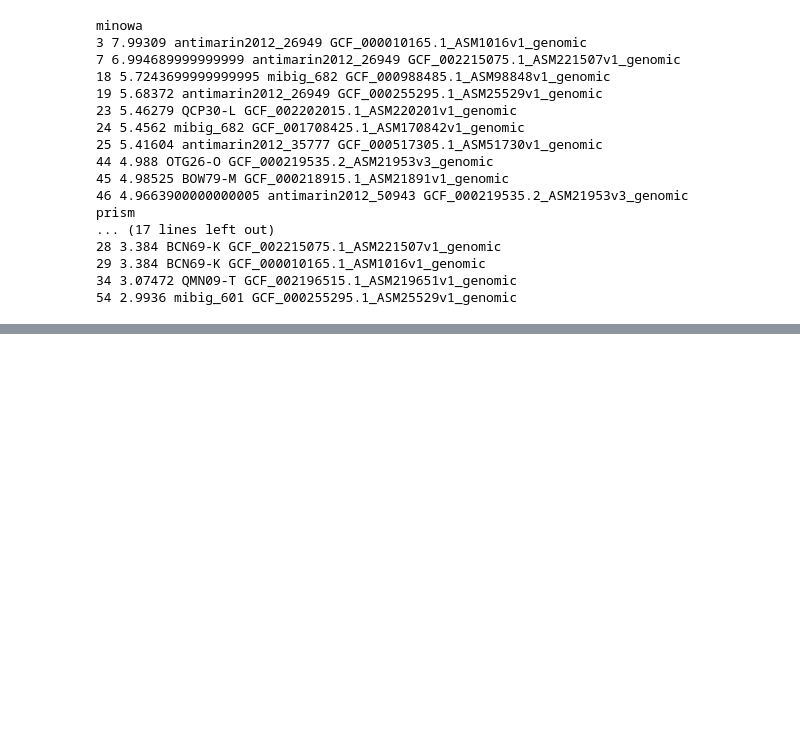
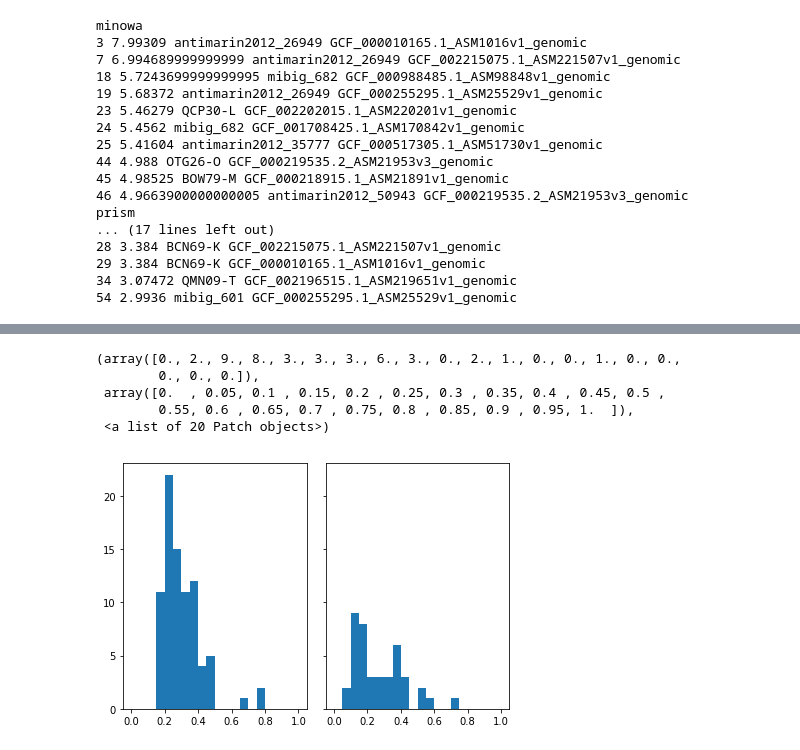
Before and after one commit to ablab/nerpa, a Jupyter notebook: scripts/res_compare.ipynb, the cells around one changed output, grey strips where cells are left out. Cells and saved outputs as stored; diff of their text form; code cells hidden in the pictures; blank space fills up the shorter version.

```diff
--- a/scripts/res_compare.ipynb
+++ b/scripts/res_compare.ipynb
@@ -208,0 +278,17 @@ minowa_decoy
+# %%
+import matplotlib.pyplot as plt
+%matplotlib inline
+
+n_bins = 20
+fig, axs = plt.subplots(1, 2, sharey=True, tight_layout=True)
+
+# We can set the number of bins with the `bins` kwarg
+axs[0].hist(good_dist, bins=n_bins, range=(0, 1))
+axs[1].hist(decoy_dist, bins=n_bins, range=(0, 1))
+# %% [output]
+(array([0., 2., 9., 8., 3., 3., 3., 6., 3., 0., 2., 1., 0., 0., 1., 0., 0.,
+        0., 0., 0.]),
+ array([0.  , 0.05, 0.1 , 0.15, 0.2 , 0.25, 0.3 , 0.35, 0.4 , 0.45, 0.5 ,
+        0.55, 0.6 , 0.65, 0.7 , 0.75, 0.8 , 0.85, 0.9 , 0.95, 1.  ]),
+ <a list of 20 Patch objects>)
+[figure, added]
```
Also changed, not shown: parts of 10 cells of this notebook, 10 other files.
